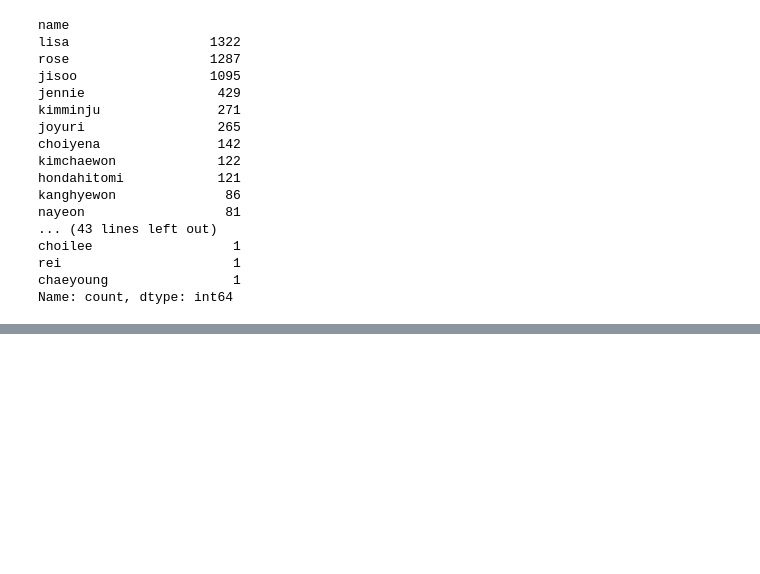
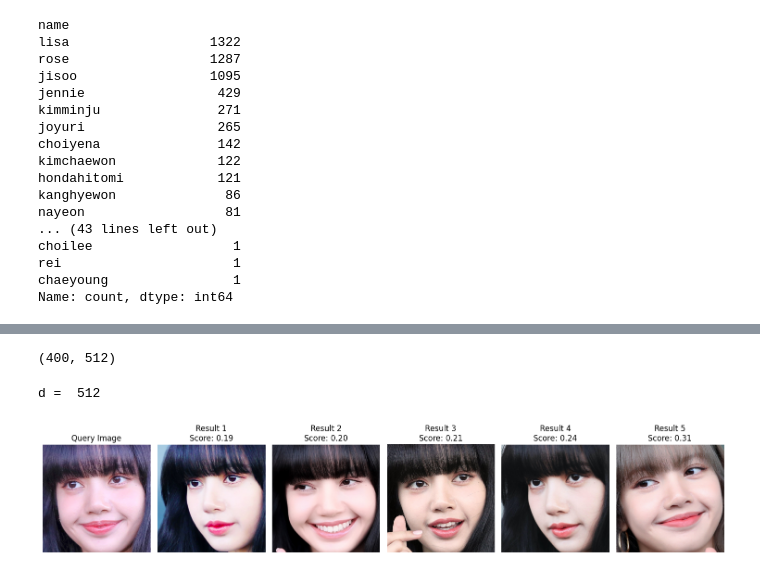
Before and after one commit to warwavn/AIMLKMITL2024, a Jupyter notebook: Day3/Excercise/ex_image.ipynb, the cells around one changed output, grey strips where cells are left out. Cells and saved outputs as stored; diff of their text form; code cells hidden in the pictures; blank space fills up the shorter version.

```diff
--- a/Day3/Excercise/ex_image.ipynb
+++ b/Day3/Excercise/ex_image.ipynb
@@ -116,3 +156,8 @@ NameError: name 'dataset' is not defined
+# %%
+# Shuffle and select 1200 random samples from the training dataset
+dataset = dataset['train'].shuffle(seed=42).select(range(500))
+#Split the train dataset
+dataset = dataset.train_test_split(test_size=0.2, seed=42)
 # %%
 # Import necessary libraries
 import matplotlib.pyplot as plt
@@ -160,0 +231,44 @@ def get_image_embeddings_batch(images):
+# %%
+image_embeddings = np.vstack(image_embeddings)
+image_embeddings.shape
+# %% [output]
+(400, 512)
+# %%
+# Create and populate the Faiss index
+d = image_embeddings.shape[1]  # Dimension of the embeddings
+print("d = ",d)
+
+index = faiss.IndexFlatL2(d)
+index.add(image_embeddings)
+# %% [output]
+d =  512
+# %%
+# Perform a search
+def search_image(query_image, k=5):
+    query_embedding = get_image_embeddings_batch(query_image)
+    distances, indices = index.search(query_embedding, k)
+    return distances[0], indices[0]
+
+idx        = 7
+query_image = dataset['test'][idx]['image']
+distances, top_k_indices = search_image(query_image)
+# %%
+# Display the query image and search results
+fig, axes = plt.subplots(1, len(top_k_indices) + 1, figsize=(15, 5))
+
+# Display the query image
+axes[0].imshow(query_image)
+axes[0].set_title("Query Image")
+axes[0].axis('off')
+
+# Display the search results
+for i, idx in enumerate(top_k_indices):
+    result_image = dataset['train']['image'][idx]
+    axes[i + 1].imshow(result_image)
+    axes[i + 1].set_title(f"Result {i+1}\nScore: {distances[i]:.2f}")
+    axes[i + 1].axis('off')
+
+plt.tight_layout()
+plt.show()
+# %% [output]
+[figure, added]
```
Also changed, not shown: parts of 6 cells of this notebook.
